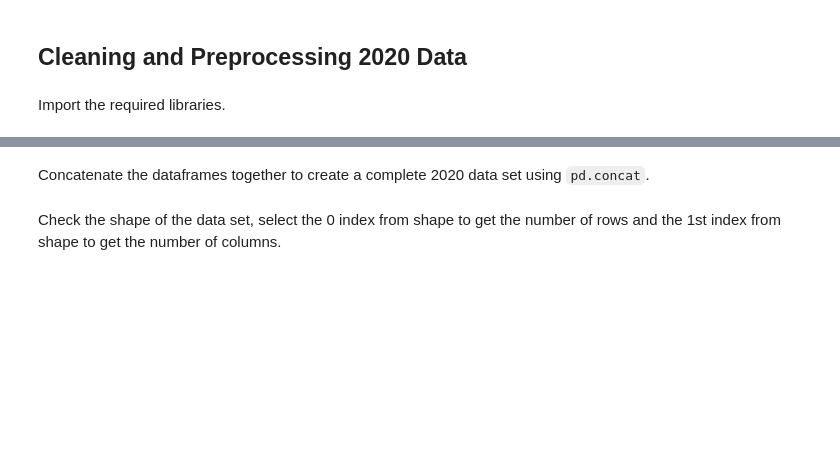
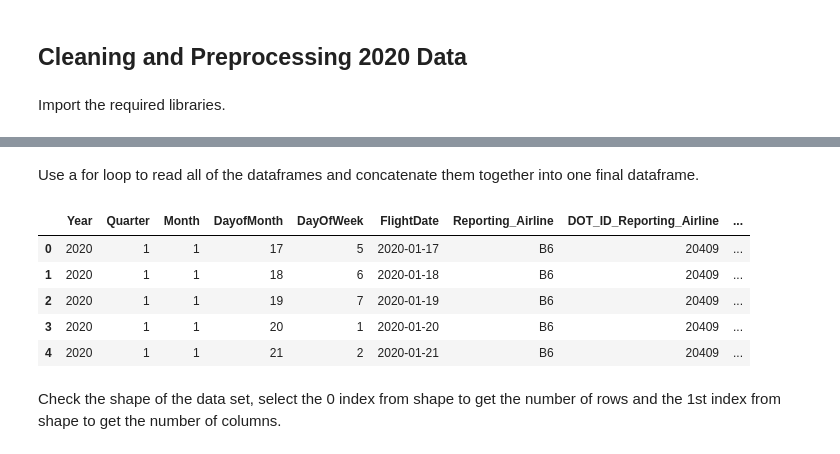
Before and after one commit to stephgolob/Predicting-Flight-Delays, a Jupyter notebook: Cleaning_and_Preprocessing_2020_Data.ipynb, the cells around one changed output, grey strips where cells are left out. Saved outputs shown, nothing was run; the diff lists cells and outputs as text; code cells hidden in the pictures; blank space fills up the shorter version.

```diff
--- a/Cleaning_and_Preprocessing_2020_Data.ipynb
+++ b/Cleaning_and_Preprocessing_2020_Data.ipynb
@@ -156,15 +163,7 @@ Import all of the datasets using `read_csv`.
 # %%
-df_jan = pd.read_csv("data/2020/2020_jan.csv")
-df_feb = pd.read_csv("data/2020/2020_feb.csv")
-df_mar = pd.read_csv("data/2020/2020_mar.csv")
-df_apr = pd.read_csv("data/2020/2020_apr.csv")
-df_may = pd.read_csv("data/2020/2020_may.csv")
-df_jun = pd.read_csv("data/2020/2020_jun.csv")
-df_jul = pd.read_csv("data/2020/2020_jul.csv")
-df_aug = pd.read_csv("data/2020/2020_aug.csv")
-df_sep = pd.read_csv("data/2020/2020_sep.csv")
-df_oct = pd.read_csv("data/2020/2020_oct.csv")
-df_nov = pd.read_csv("data/2020/2020_nov.csv")
-df_dec = pd.read_csv("data/2020/2020_dec.csv")
+file_paths = ["data/2020/2020_jan.csv", "data/2020/2020_feb.csv",
+              "data/2020/2020_mar.csv", "data/2020/2020_apr.csv",
+              "data/2020/2020_may.csv", "data/2020/2020_jun.csv",
+              "data/2020/2020_jul.csv", "data/2020/2020_aug.csv",
+              "data/2020/2020_sep.csv", "data/2020/2020_oct.csv",
+              "data/2020/2020_nov.csv", "data/2020/2020_dec.csv"]
-# %% [markdown]
-Concatenate the dataframes together to create a complete 2020 data set using `pd.concat`.
@@ -173,3 +170,25 @@ df_2020 = pd.concat([df_jan, df_feb, df_mar, df_apr, df_may, df_jun, df_jul, df_
+# %% [markdown]
+Use a for loop to read all of the dataframes and concatenate them together into one final dataframe.
+# %%
+# create an empty Dataframe
+df_2020 = pd.DataFrame()
+
+for file in file_paths:
+
+    #read in the csv files
+    df = pd.read_csv(file)
+
+    #concatenate the files
+    df_2020 = pd.concat([df_2020, df])
+# %%
+df_2020.head()
+# %% [output]
+|  | Year | Quarter | Month | DayofMonth | DayOfWeek | FlightDate | Reporting_Airline | DOT_ID_Reporting_Airline | ... |
+| 0 | 2020 | 1 | 1 | 17 | 5 | 2020-01-17 | B6 | 20409 | ... |
+| 1 | 2020 | 1 | 1 | 18 | 6 | 2020-01-18 | B6 | 20409 | ... |
+| 2 | 2020 | 1 | 1 | 19 | 7 | 2020-01-19 | B6 | 20409 | ... |
+| 3 | 2020 | 1 | 1 | 20 | 1 | 2020-01-20 | B6 | 20409 | ... |
+| 4 | 2020 | 1 | 1 | 21 | 2 | 2020-01-21 | B6 | 20409 | ... |
 # %% [markdown]
 Check the shape of the data set, select the 0 index from shape to get the number of rows and the 1st index from shape to get the number of columns.
 # %%
```
Also changed, not shown: parts of 14 cells of this notebook.
